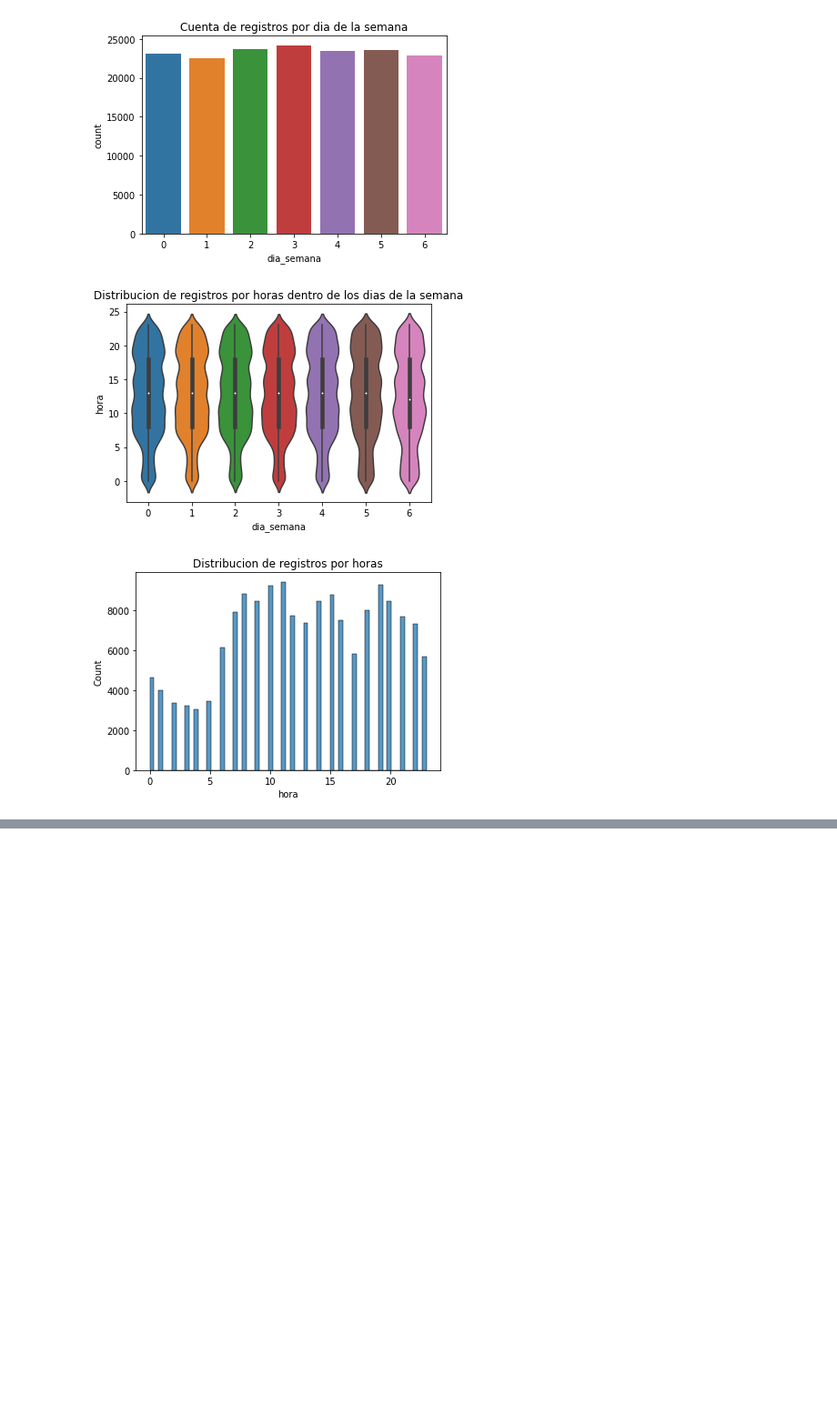
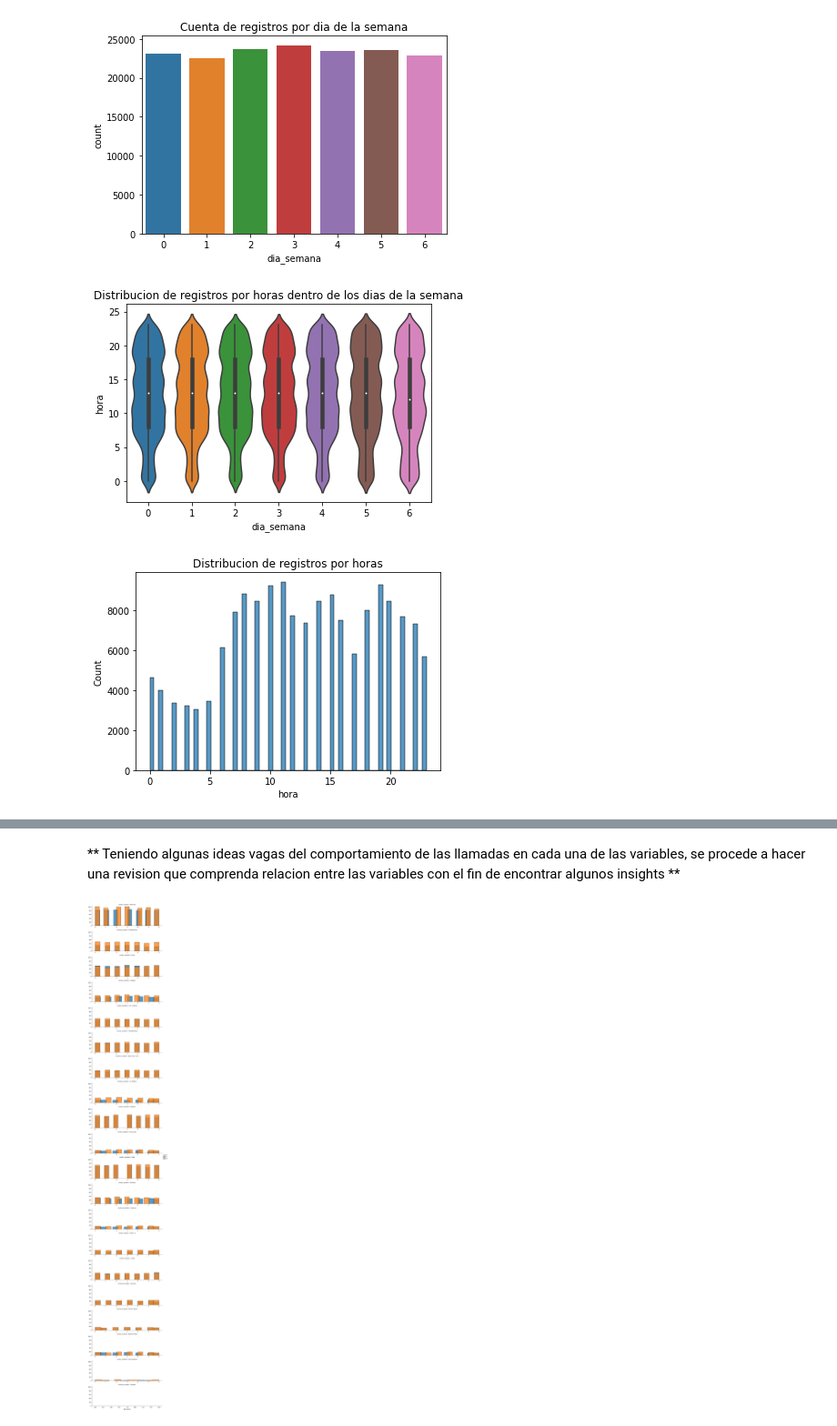
Before and after one commit to ceao1/linea123_bogota, a Jupyter notebook: analisis.ipynb, the cells around one changed output, grey strips where cells are left out. Shown at 91% size. Saved outputs shown, nothing was run; the diff lists cells and outputs as text; code cells hidden in the pictures; blank space fills up the shorter version.

```diff
--- a/analisis.ipynb
+++ b/analisis.ipynb
@@ -427,0 +446,9 @@ plt.show()
+# %% [markdown]
+** Teniendo algunas ideas vagas del comportamiento de las llamadas en cada una de las variables, se procede a hacer una revision que comprenda relacion entre las variables con el fin de encontrar algunos insights **
+# %%
+g = sns.FacetGrid(data=df20[df20['genero']!='SIN_DATO'], row='nombre_localidad', hue='genero', aspect=3, sharex=False)
+g.map(sns.histplot, 'dia_semana')
+g.add_legend()
+plt.show()
+# %% [output]
+[figure, added]
```
Also changed, not shown: parts of 3 cells of this notebook.
